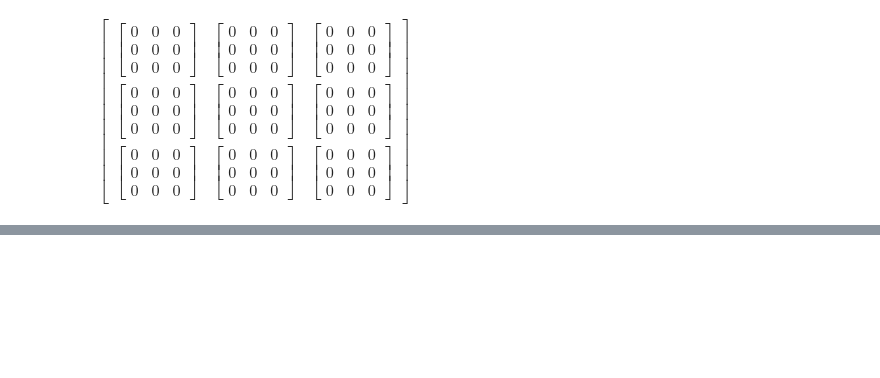
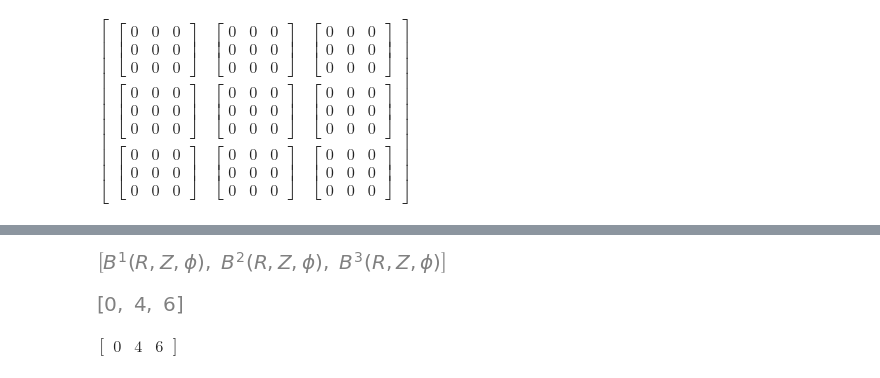
Before and after one commit to WenyinWei/silkpy, a Jupyter notebook: nb/from_cylindrical_to_metric_Christoffel_Riemann_tensor.ipynb, the cells around one changed output, grey strips where cells are left out. Drawn from its saved outputs; the diff is of its cells as text; code cells hidden in the pictures; blank space fills up the shorter version.

```diff
--- a/nb/from_cylindrical_to_metric_Christoffel_Riemann_tensor.ipynb
+++ b/nb/from_cylindrical_to_metric_Christoffel_Riemann_tensor.ipynb
@@ -111,0 +201,21 @@ $\displaystyle \left[\begin{matrix}\left[\begin{matrix}0 & 0 & 0\\0 & 0 & 0\\0 &
+# %%
+ideal_MHD_eq = Eq(
+    nabla_density_df.tensor(),
+    tensor_cross(j_df, B_df).tensor())
+# %%
+def divide_Array_Eq(eq):
+    from sympy import Eq
+    assert(eq.lhs.shape == eq.rhs.shape)
+    eq_shape = eq.lhs.shape
+    arr_order = len(eq_shape)
+    if arr_order > 1: # Not yet tested for high order tensor
+        eq_list = []
+        for i in range(eq_shape[0]):
+            eq_list.append(
+                divide_Array_Eq(Eq(eq.lhs[i], eq.rhs[i]))
+            )
+        return eq_list
+    elif arr_order == 1:
+        return [Eq(eq.lhs[i], eq.rhs[i]) for i in range(eq_shape[0])]
+    else:# arr_order == 0
+        return eq
@@ -111,0 +230,18 @@ $\displaystyle \left[\begin{matrix}\left[\begin{matrix}0 & 0 & 0\\0 & 0 & 0\\0 &
+# %%
+B_comp_list
+B_comp_N_list = B_comp_list
+for i in range(len(B_comp_N_list)):
+    B_comp_N_list[i] = B_comp_N_list[i].subs(B_sol)
+    B_comp_N_list[i] = B_comp_N_list[i].subs({B_comp_list[1]: 4, B_comp_list[2]: 6})
+B_comp_N_list
+
+
+
+B_N_df = GenericVector(
+    arr=B_comp_N_list,
+    syms=(R,Z,phi), config='u', parent_metric=m_obj)
+B_N_df.tensor()
+# %% [output]
+[figure, added]
+[figure, added]
+$\displaystyle \left[\begin{matrix}0 & 4 & 6\end{matrix}\right]$
```
Also changed, not shown: parts of 21 cells of this notebook, 1 other file.
